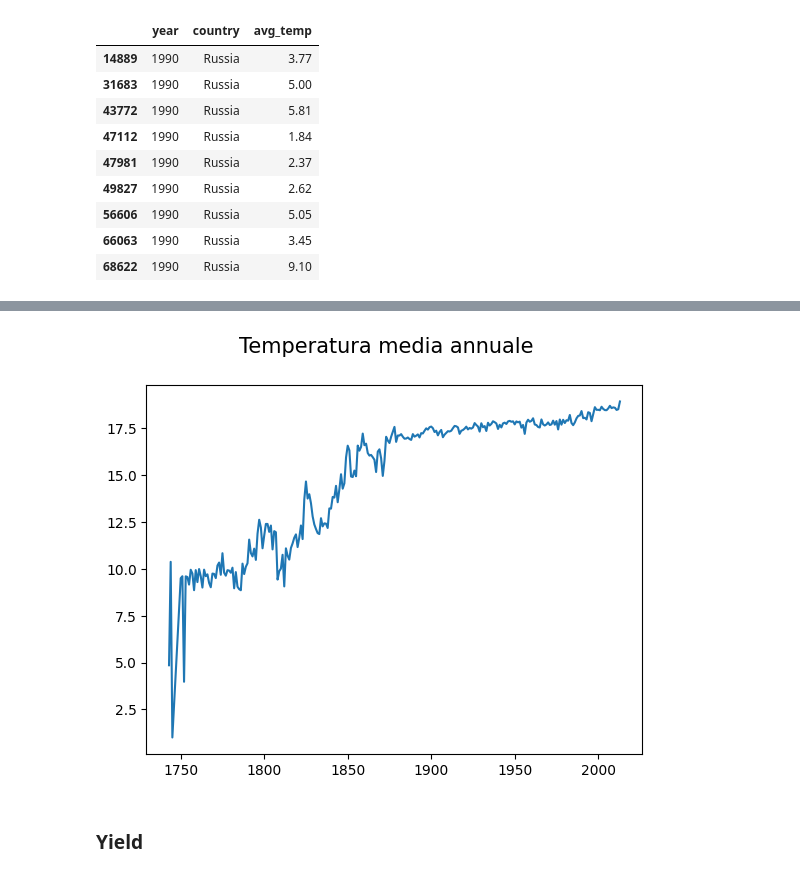
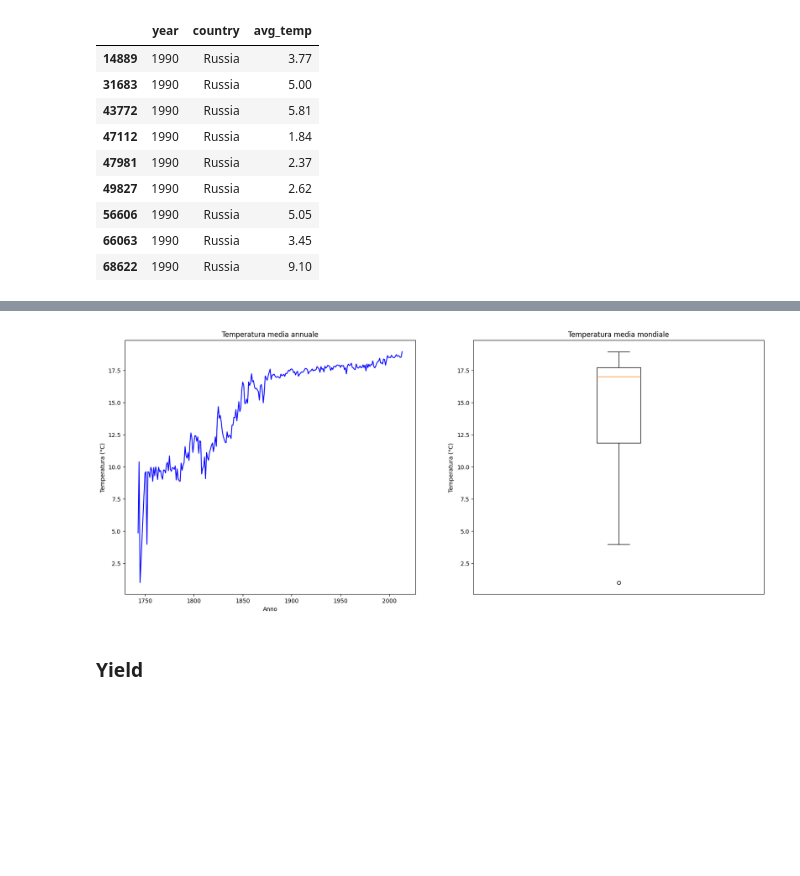
Before and after one commit to eduardalexandrut/WheatYieldPredictor, a Jupyter notebook: WheatPricePredictor.ipynb, the cells around one changed output, grey strips where cells are left out. Cells and saved outputs as stored; diff of their text form; code cells hidden in the pictures; blank space fills up the shorter version.

```diff
--- a/WheatPricePredictor.ipynb
+++ b/WheatPricePredictor.ipynb
@@ -324,14 +327,23 @@ temp_avg_temp_per_year = {}
 for i in temp_year_list:
     temp = temp_data[temp_data['year']==i]['avg_temp'].mean()
     temp_avg_temp_per_year[i] = temp
-# %%
-temp_year, temp_avg = zip(*temp_avg_temp_per_year.items())
-plt.figure()
-plt.suptitle('Temperatura media annuale', fontsize=15)
-plt.plot(temp_year, temp_avg)
-plt.show()
-# %% [output]
-[figure, removed]
+# %%
+temp_year, temp_avg = zip(*temp_avg_temp_per_year.items())
+fig, (ax1, ax2) = plt.subplots(nrows=1, ncols=2, figsize=(20, 8))
+
+ax1.plot(temp_year, temp_avg, color='b', linestyle='-')
+ax1.set_title('Temperatura media annuale')
+ax1.set_xlabel('Anno')
+ax1.set_ylabel('Temperatura (°C)')
+
+ax2.set_title('Temperatura media mondiale')
+ax2.boxplot(temp_avg)
+ax2.set_ylabel('Temperatura (°C)')
+ax2.xaxis.set_visible(False)
+
+plt.show()
+# %% [output]
+[figure, added]
 # %% [markdown]
 ### Yield
 # %%
```
Also changed, not shown: parts of 8 cells of this notebook.
